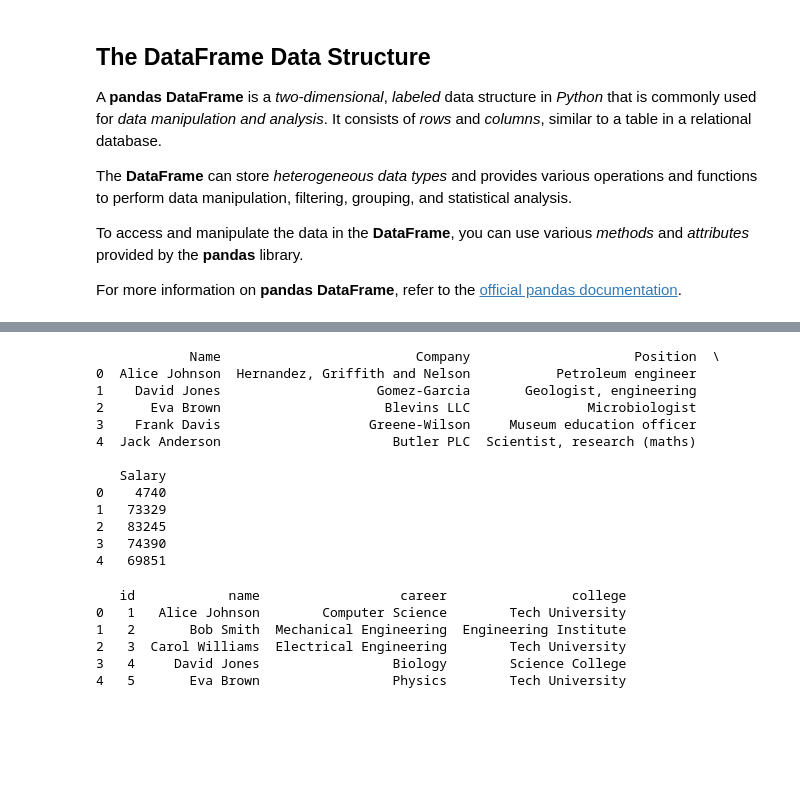
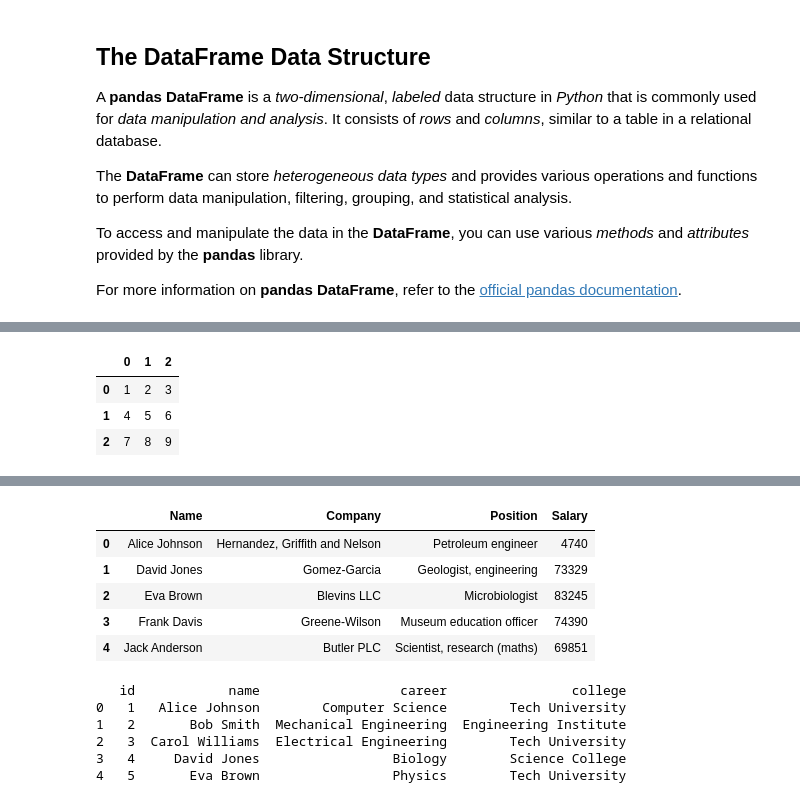
Before and after one commit to EngAndres/ud-public, a Jupyter notebook: courses/system_sciences_foundations/notebooks/Pandas.ipynb, the cells around one changed output, grey strips where cells are left out. Drawn from its saved outputs; the diff is of its cells as text; code cells hidden in the pictures; blank space fills up the shorter version.

```diff
--- a/courses/system_sciences_foundations/notebooks/Pandas.ipynb
+++ b/courses/system_sciences_foundations/notebooks/Pandas.ipynb
@@ -174,6 +163,13 @@ Dataframe from list:    0  1  2
 Dataframe from list shape: (3, 3)
 Dataframe from list columns: RangeIndex(start=0, stop=3, step=1)
 Dataframe from list index: RangeIndex(start=0, stop=3, step=1)
+# %%
+df
+# %% [output]
+|  | 0 | 1 | 2 |
+| 0 | 1 | 2 | 3 |
+| 1 | 4 | 5 | 6 |
+| 2 | 7 | 8 | 9 |
 # %%
 # create a dataframe from a list of dictionaries
 list_dict = [{'a': 1, 'b': 2, 'c': 3}, {'a': 4, 'b': 5, 'c': 6}, {'a': 7, 'b': 8, 'c': 9}]
@@ -190,20 +187,13 @@ Dataframe from list columns: Index(['a', 'b', 'c'], dtype='object')
 Dataframe from list index: RangeIndex(start=0, stop=3, step=1)
 # %%
 # create a dataframe from a csv file
-df_csv = pd.read_csv('csv-files/StudentsInfo.csv')
-print(df_csv.head())
+df_csv = pd.read_csv('StudentsInfo.csv')
+df_csv.head()
 # %% [output]
-            Name                         Company                     Position  \
-0  Alice Johnson  Hernandez, Griffith and Nelson           Petroleum engineer
-1    David Jones                    Gomez-Garcia       Geologist, engineering
-2      Eva Brown                     Blevins LLC               Microbiologist
-3    Frank Davis                   Greene-Wilson     Museum education officer
-4  Jack Anderson                      Butler PLC  Scientist, research (maths)
-
-   Salary
-0    4740
-1   73329
-2   83245
-3   74390
-4   69851
+|  | Name | Company | Position | Salary |
+| 0 | Alice Johnson | Hernandez, Griffith and Nelson | Petroleum engineer | 4740 |
+| 1 | David Jones | Gomez-Garcia | Geologist, engineering | 73329 |
+| 2 | Eva Brown | Blevins LLC | Microbiologist | 83245 |
+| 3 | Frank Davis | Greene-Wilson | Museum education officer | 74390 |
+| 4 | Jack Anderson | Butler PLC | Scientist, research (maths) | 69851 |
 # %%
```
Also changed, not shown: parts of 50 cells of this notebook, 10 other files.
